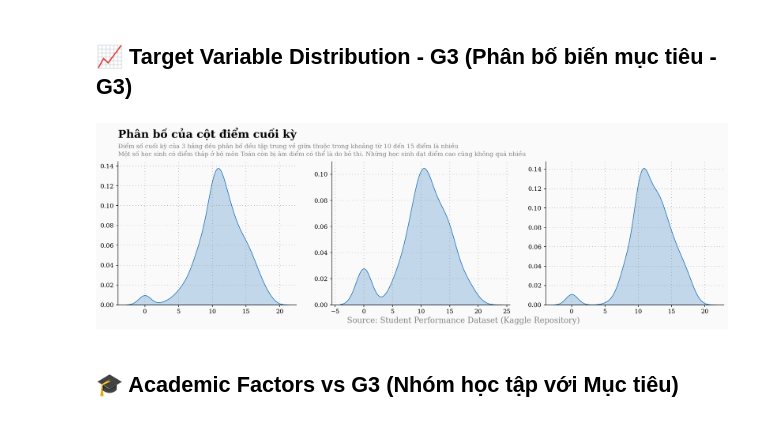
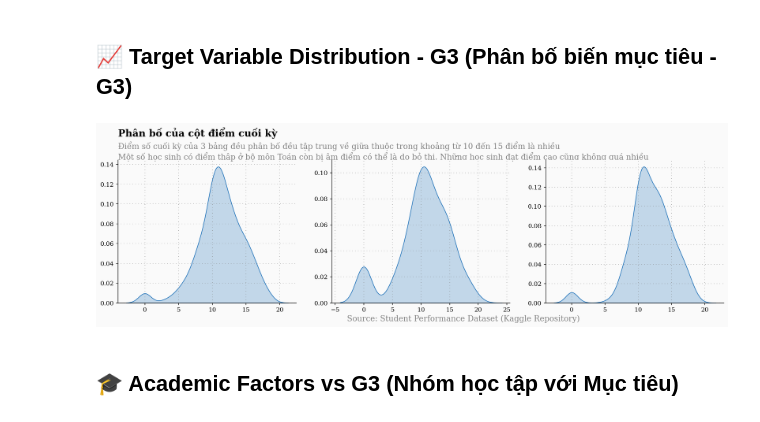
Before and after one commit to TienNguyen0712/student-alcohol-consumption-data-mining, a Jupyter notebook: notebooks/03_eda.ipynb, the cells around one changed output. Cells and saved outputs as stored; diff of their text form; code cells hidden in the pictures.

```diff
--- a/notebooks/03_eda.ipynb
+++ b/notebooks/03_eda.ipynb
@@ -58,36 +58,36 @@ for s in ["right", "top"]:
 sns.kdeplot(ax=ax0 ,x= student_merge["G3"], data=student_merge, color="#1d70b8", shade=True)
 sns.kdeplot(ax=ax1 ,x= student_mat["G3"], data=student_mat, color="#1d70b8", shade=True)
 sns.kdeplot(ax=ax2 ,x= student_por["G3"], data=student_por, color="#1d70b8", shade=True)
 
 
 Xstart, Xend = ax0.get_xlim()
 Ystart, Yend = ax0.get_ylim()
 
 ax0.set_ylim([0,Yend])
-ax0.text(Xstart,Yend+(Yend*0.15), "Phân bố của cột điểm cuối kỳ", fontsize=18, ha="left", va="bottom", weight="bold")
-ax0.text(Xstart,Yend+(Yend*0.13), "Điểm số cuối kỳ của 3 bảng đều phân bố đều tập trung về giữa thuộc trong khoảng từ 10 đến 15 điểm là nhiều\nMột số học sinh có điểm thâp ở bộ môn Toán còn bị âm điểm có thể là do bỏ thi. Những học sinh đạt điểm cao cũng không quá nhiều", color="gray", fontsize=10, ha="left", va="top")
+ax0.text(Xstart,Yend+(Yend*0.15), "Phân bố của cột điểm cuối kỳ", fontsize=16, ha="left", va="bottom", weight="bold")
+ax0.text(Xstart,Yend+(Yend*0.13), "Điểm số cuối kỳ của 3 bảng đều phân bố đều tập trung về giữa thuộc trong khoảng từ 10 đến 15 điểm là nhiều\nMột số học sinh có điểm thâp ở bộ môn Toán còn bị âm điểm có thể là do bỏ thi. Những học sinh đạt điểm cao cũng không quá nhiều", color="gray", fontsize=13, ha="left", va="top")
 
 ax0.text(30,-0.02, "Source: Student Performance Dataset (Kaggle Repository)", fontsize=13, ha="left", va="bottom", color="gray")
 
 
 ax0.set_ylabel("")
 ax1.set_ylabel("")
 ax2.set_ylabel("")
 ax0.set_xlabel("")
 ax1.set_xlabel("")
 ax2.set_xlabel("")
 
 
 ax0.grid(which='major', axis='x', zorder=0, color='gray', linestyle=':', dashes=(1,5))
 ax0.grid(color='gray', linestyle=':', axis='y', zorder=0,  dashes=(1,5))
 ax1.grid(which='major', axis='x', zorder=0, color='gray', linestyle=':', dashes=(1,5))
 ax1.grid(color='gray', linestyle=':', axis='y', zorder=0,  dashes=(1,5))
 ax2.grid(which='major', axis='x', zorder=0, color='gray', linestyle=':', dashes=(1,5))
 ax2.grid(color='gray', linestyle=':', axis='y', zorder=0,  dashes=(1,5))
 
 plt.show()
 # %% [output]
-[figure, old version]
+[figure, new version]
 # %% [markdown]
 ## **🎓 Academic Factors vs G3 (Nhóm học tập với Mục tiêu)**
 # %%
```
